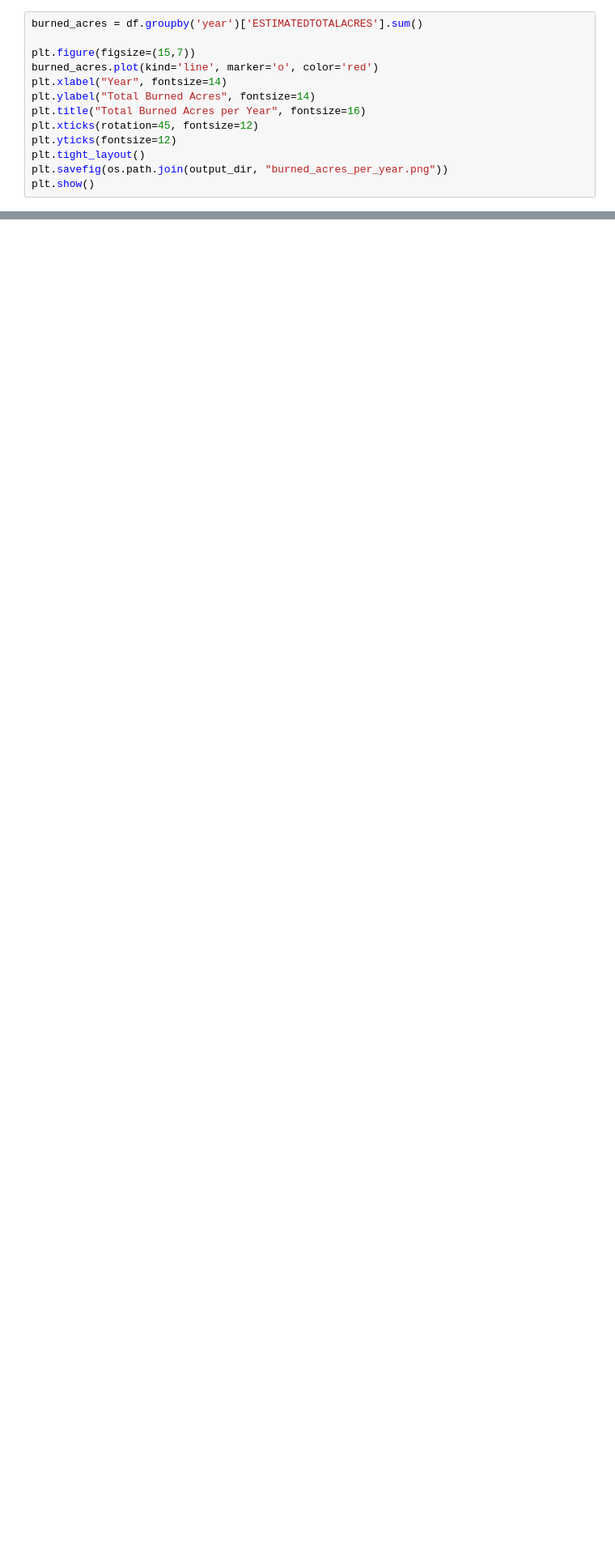
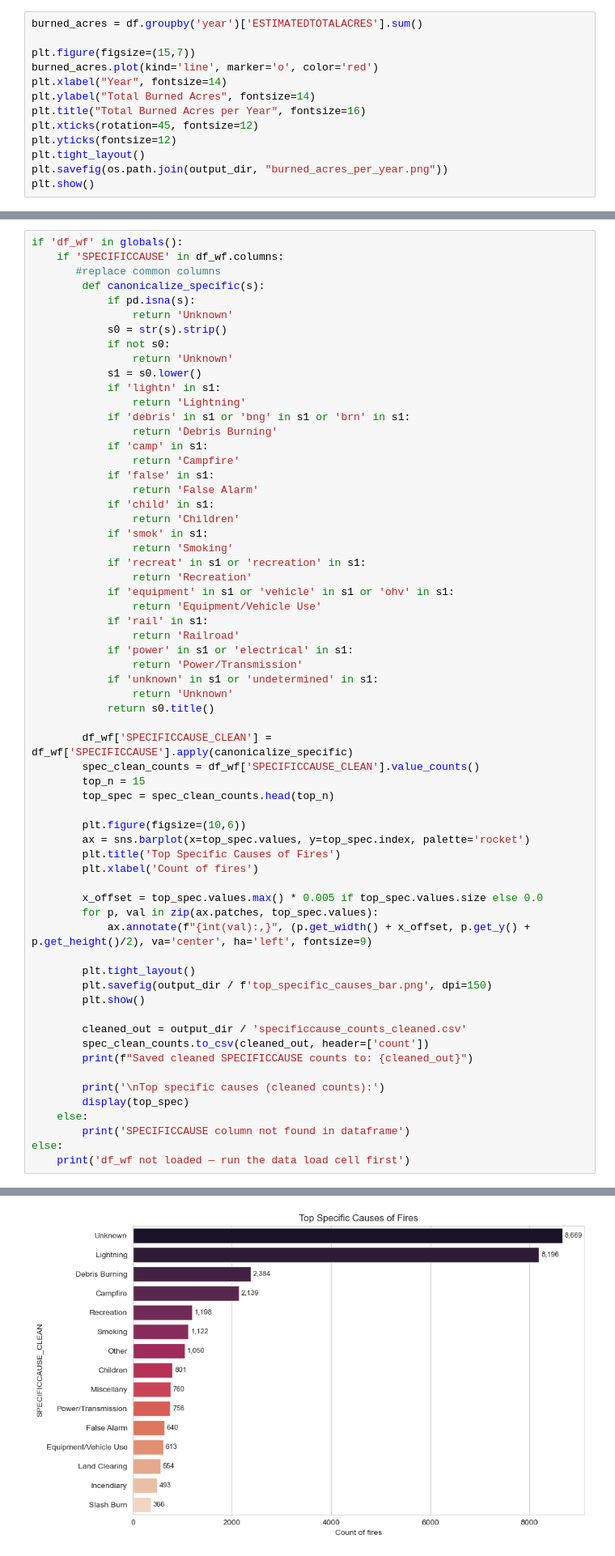
Before and after one commit to yarayasser04/wildfire-prediction, a Jupyter notebook: notebooks/wildfire_graphs.ipynb, the cells around one changed output, grey strips where cells are left out. Shown at 81% size. Saved outputs shown, nothing was run; the diff lists cells and outputs as text; blank space fills up the shorter version.

Commit message:
Create graphs for wildfire dataset

```diff
--- a/notebooks/wildfire_graphs.ipynb
+++ b/notebooks/wildfire_graphs.ipynb
@@ -71,0 +148,64 @@ plt.show()
+# %%
+if 'df_wf' in globals():
+    if 'SPECIFICCAUSE' in df_wf.columns:
+       #replace common columns
+        def canonicalize_specific(s):
+            if pd.isna(s):
+                return 'Unknown'
+            s0 = str(s).strip()
+            if not s0:
+                return 'Unknown'
+            s1 = s0.lower()
+            if 'lightn' in s1:
+                return 'Lightning'
+            if 'debris' in s1 or 'bng' in s1 or 'brn' in s1:
+                return 'Debris Burning'
+            if 'camp' in s1:
+                return 'Campfire'
+            if 'false' in s1:
+                return 'False Alarm'
+            if 'child' in s1:
+                return 'Children'
+            if 'smok' in s1:
+                return 'Smoking'
+            if 'recreat' in s1 or 'recreation' in s1:
+                return 'Recreation'
+            if 'equipment' in s1 or 'vehicle' in s1 or 'ohv' in s1:
+                return 'Equipment/Vehicle Use'
+            if 'rail' in s1:
+                return 'Railroad'
+            if 'power' in s1 or 'electrical' in s1:
+                return 'Power/Transmission'
+            if 'unknown' in s1 or 'undetermined' in s1:
+                return 'Unknown'
+            return s0.title()
+
+        df_wf['SPECIFICCAUSE_CLEAN'] = df_wf['SPECIFICCAUSE'].apply(canonicalize_specific)
+        spec_clean_counts = df_wf['SPECIFICCAUSE_CLEAN'].value_counts()
+        top_n = 15
+        top_spec = spec_clean_counts.head(top_n)
+
+        plt.figure(figsize=(10,6))
+        ax = sns.barplot(x=top_spec.values, y=top_spec.index, palette='rocket')
+        plt.title('Top Specific Causes of Fires')
+        plt.xlabel('Count of fires')
+
+        x_offset = top_spec.values.max() * 0.005 if top_spec.values.size else 0.0
+        for p, val in zip(ax.patches, top_spec.values):
+            ax.annotate(f"{int(val):,}", (p.get_width() + x_offset, p.get_y() + p.get_height()/2), va='center', ha='left', fontsize=9)
+
+        plt.tight_layout()
+        plt.savefig(output_dir / f'top_specific_causes_bar.png', dpi=150)
+        plt.show()
+
+        cleaned_out = output_dir / 'specificcause_counts_cleaned.csv'
+        spec_clean_counts.to_csv(cleaned_out, header=['count'])
+        print(f"Saved cleaned SPECIFICCAUSE counts to: {cleaned_out}")
+
+        print('\nTop specific causes (cleaned counts):')
+        display(top_spec)
+    else:
+        print('SPECIFICCAUSE column not found in dataframe')
+else:
+    print('df_wf not loaded — run the data load cell first')
+# %% [output]
@@ -71,0 +215 @@ plt.show()
+[figure, added]
```
Also changed, not shown: parts of 3 cells of this notebook, 5 other files.
